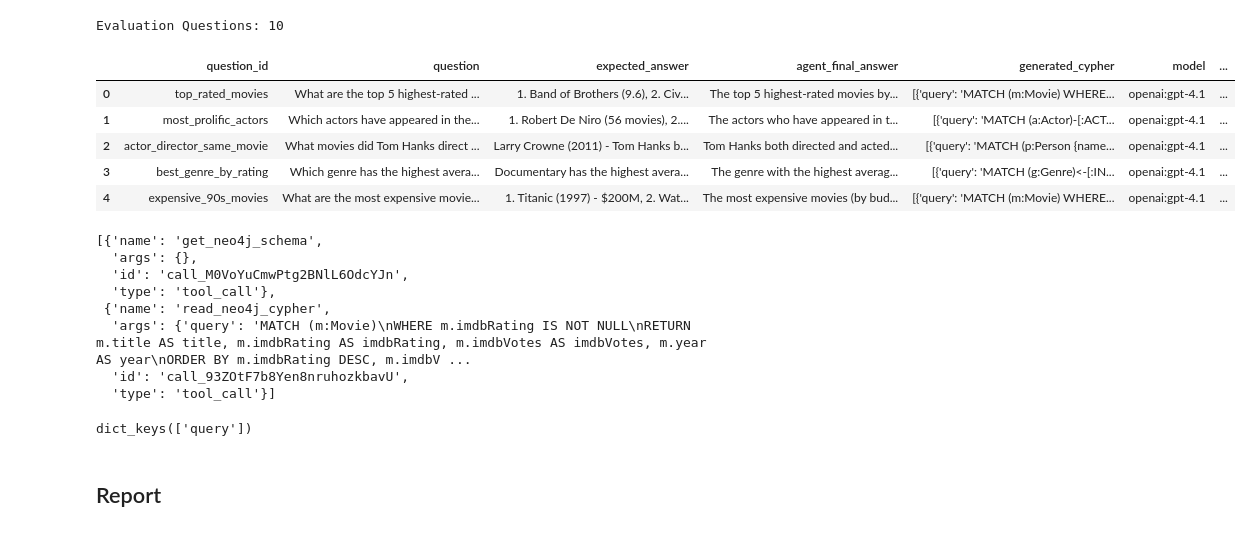
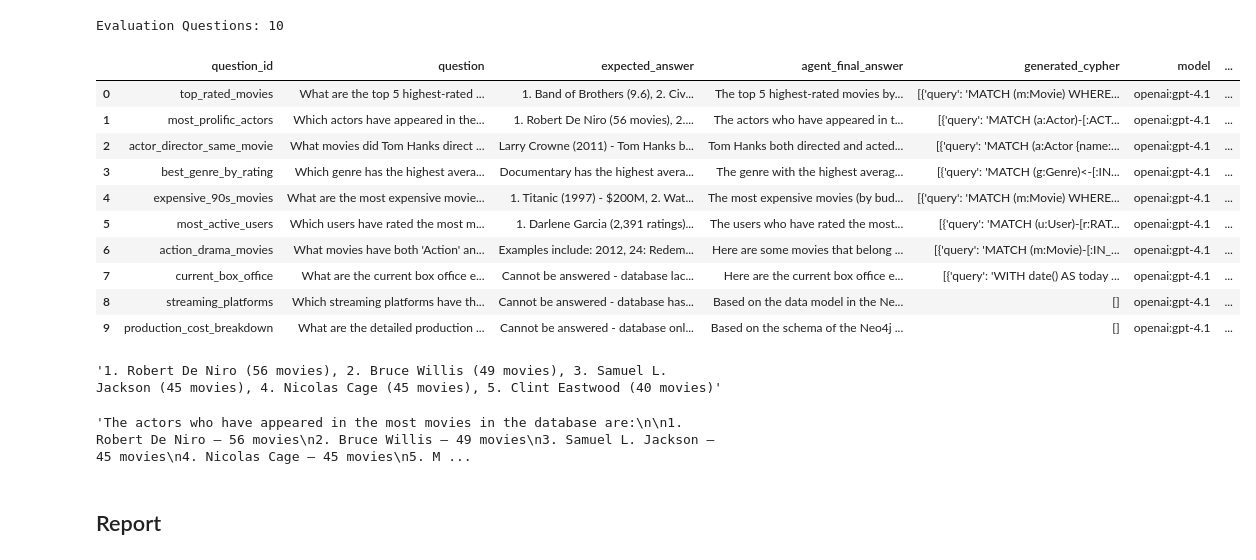
Before and after one commit to neo4j-field/text2cypher-react-agent-example, a Jupyter notebook: review.ipynb, the cells around one changed output. Saved outputs shown, nothing was run; the diff lists cells and outputs as text; code cells hidden in the pictures.

Commit message:
update eval workflow, metrics column names
also formatting

```diff
--- a/review.ipynb
+++ b/review.ipynb
@@ -33,29 +34,27 @@ print(f"Evaluation Questions: {len(data)}")
 # %% [output]
 Evaluation Questions: 10
 # %%
-data.head(5)
+data.head(10)
 # %% [output]
 |  | question_id | question | expected_answer | agent_final_answer | generated_cypher | model | ... |
 | 0 | top_rated_movies | What are the top 5 highest-rated ... | 1. Band of Brothers (9.6), 2. Civ... | The top 5 highest-rated movies by... | [{'query': 'MATCH (m:Movie) WHERE... | openai:gpt-4.1 | ... |
 | 1 | most_prolific_actors | Which actors have appeared in the... | 1. Robert De Niro (56 movies), 2.... | The actors who have appeared in t... | [{'query': 'MATCH (a:Actor)-[:ACT... | openai:gpt-4.1 | ... |
-| 2 | actor_director_same_movie | What movies did Tom Hanks direct ... | Larry Crowne (2011) - Tom Hanks b... | Tom Hanks both directed and acted... | [{'query': 'MATCH (p:Person {name... | openai:gpt-4.1 | ... |
+| 2 | actor_director_same_movie | What movies did Tom Hanks direct ... | Larry Crowne (2011) - Tom Hanks b... | Tom Hanks both directed and acted... | [{'query': 'MATCH (a:Actor {name:... | openai:gpt-4.1 | ... |
 | 3 | best_genre_by_rating | Which genre has the highest avera... | Documentary has the highest avera... | The genre with the highest averag... | [{'query': 'MATCH (g:Genre)<-[:IN... | openai:gpt-4.1 | ... |
 | 4 | expensive_90s_movies | What are the most expensive movie... | 1. Titanic (1997) - $200M, 2. Wat... | The most expensive movies (by bud... | [{'query': 'MATCH (m:Movie) WHERE... | openai:gpt-4.1 | ... |
+| 5 | most_active_users | Which users have rated the most m... | 1. Darlene Garcia (2,391 ratings)... | The users who have rated the most... | [{'query': 'MATCH (u:User)-[r:RAT... | openai:gpt-4.1 | ... |
+| 6 | action_drama_movies | What movies have both 'Action' an... | Examples include: 2012, 24: Redem... | Here are some movies that belong ... | [{'query': 'MATCH (m:Movie)-[:IN_... | openai:gpt-4.1 | ... |
+| 7 | current_box_office | What are the current box office e... | Cannot be answered - database lac... | Here are the current box office e... | [{'query': 'WITH date() AS today ... | openai:gpt-4.1 | ... |
+| 8 | streaming_platforms | Which streaming platforms have th... | Cannot be answered - database has... | Based on the data model in the Ne... | [] | openai:gpt-4.1 | ... |
+| 9 | production_cost_breakdown | What are the detailed production ... | Cannot be answered - database onl... | Based on the schema of the Neo4j ... | [] | openai:gpt-4.1 | ... |
-# %%
-data['called_tools'][0]
-# %% [output]
-[{'name': 'get_neo4j_schema',
-  'args': {},
-  'id': 'call_M0VoYuCmwPtg2BNlL6OdcYJn',
-  'type': 'tool_call'},
- {'name': 'read_neo4j_cypher',
-  'args': {'query': 'MATCH (m:Movie)\nWHERE m.imdbRating IS NOT NULL\nRETURN m.title AS title, m.imdbRating AS imdbRating, m.imdbVotes AS imdbVotes, m.year AS year\nORDER BY m.imdbRating DESC, m.imdbV ...
-  'id': 'call_93ZOtF7b8Yen8nruhozkbavU',
-  'type': 'tool_call'}]
-# %%
-data.iloc[0, 7][1]["args"].keys()
-# %% [output]
-dict_keys(['query'])
+# %%
+data["expected_answer"][1]
+# %% [output]
+'1. Robert De Niro (56 movies), 2. Bruce Willis (49 movies), 3. Samuel L. Jackson (45 movies), 4. Nicolas Cage (45 movies), 5. Clint Eastwood (40 movies)'
+# %%
+data["agent_final_answer"][1]
+# %% [output]
+'The actors who have appeared in the most movies in the database are:\n\n1. Robert De Niro — 56 movies\n2. Bruce Willis — 49 movies\n3. Samuel L. Jackson — 45 movies\n4. Nicolas Cage — 45 movies\n5. M ...
 # %% [markdown]
 ## Report
 # %%
```
Also changed, not shown: parts of 2 cells of this notebook, 4 other files.
